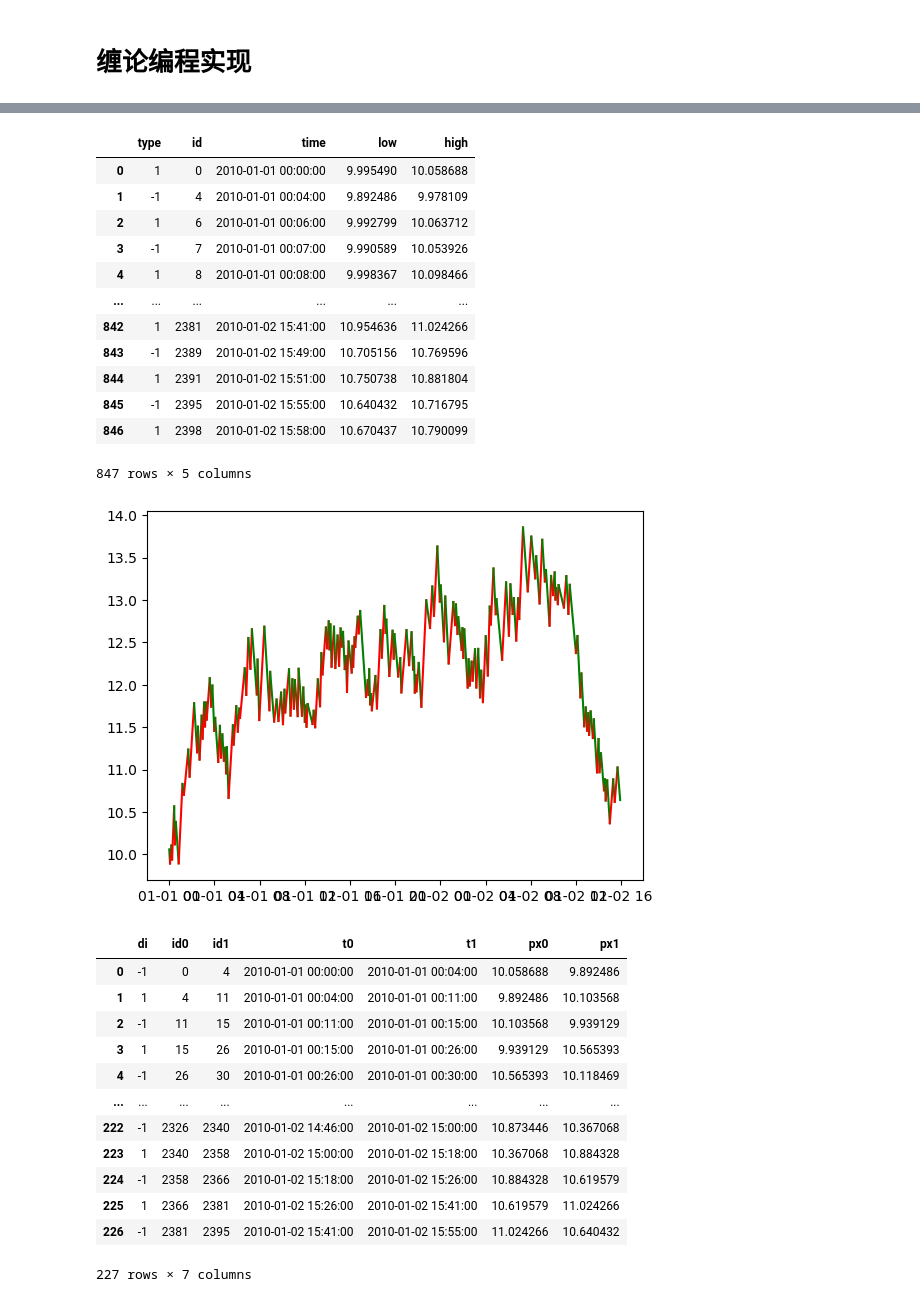
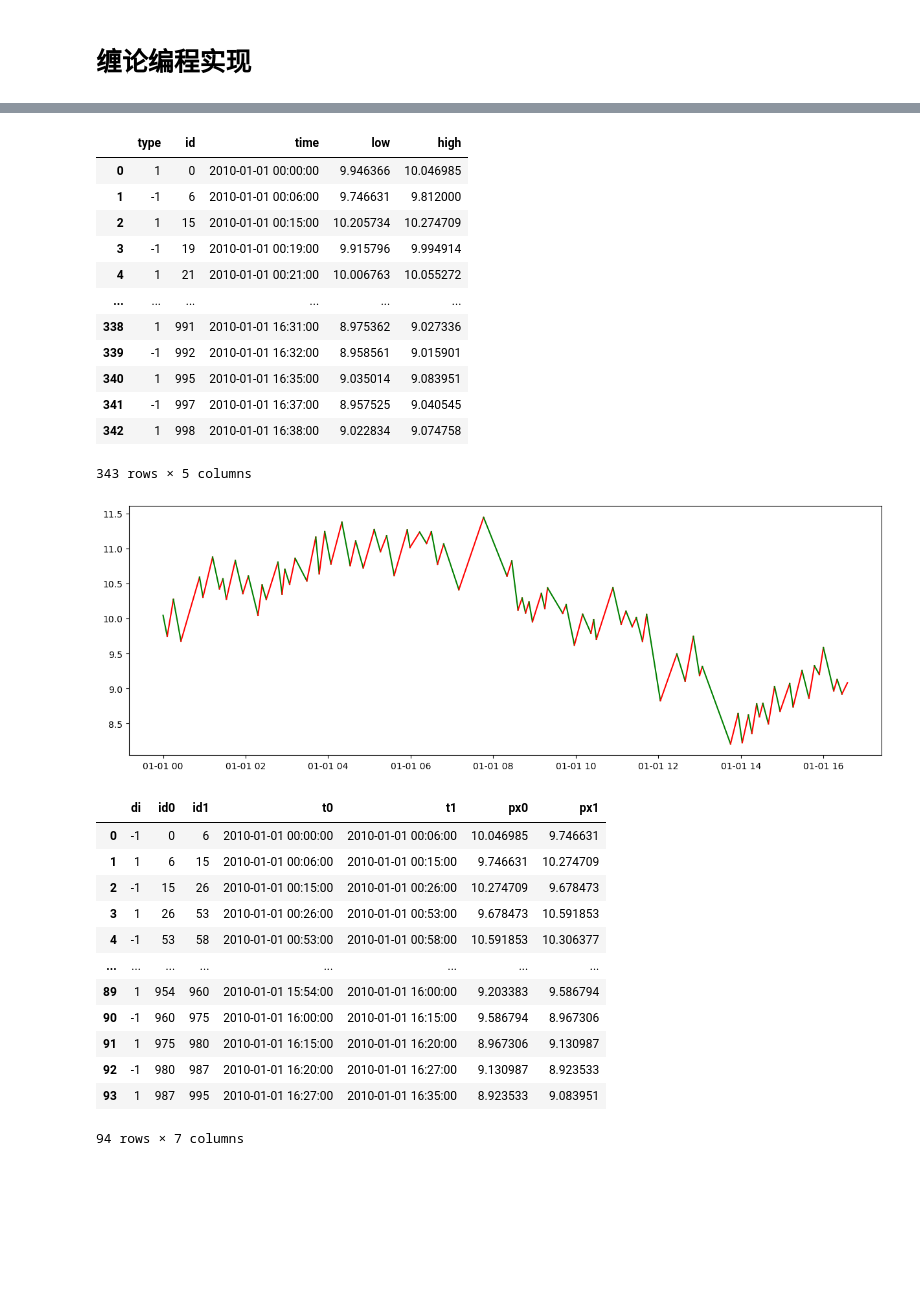
Before and after one commit to xitongsys/notes, a Jupyter notebook: finance/chanlun/example.ipynb, the cells around one changed output, grey strips where cells are left out. Cells and saved outputs as stored; diff of their text form; code cells hidden in the pictures; blank space fills up the shorter version.

```diff
--- a/finance/chanlun/example.ipynb
+++ b/finance/chanlun/example.ipynb
@@ -10,7 +10,7 @@ import matplotlib.pyplot as plt
 from mplfinance.original_flavor import candlestick_ohlc,candlestick2_ohlc
 from matplotlib.patches import Rectangle
 
-N = 2400
+N = 1000
 px = (1+ np.cumsum(np.random.normal(0, 0.0015, 20 * N))) * 10
 px = pd.Series(px)
 opn = px.groupby(px.index // 20).first()
@@ -24,6 +24,6 @@ ts = pd.Series([datetime(2010,1,1) + i*timedelta(minutes=1) for i in range(N)])
 df_kline = pd.concat([ids.rename('id'), ts.rename('time'), opn.rename('open'), hgh.rename('high'), low.rename('low'), cls.rename('close')], axis=1)
 
 # plot
-fig,ax = plt.subplots()
+fig,ax = plt.subplots(figsize=(15,5))
 _ = candlestick2_ohlc(ax, df_kline.open, df_kline.high, df_kline.low, df_kline.close)
 # %% [output]
@@ -93,18 +93,18 @@ df_part = pd.DataFrame(data=parts, columns=('type','id','time','low','high'))
 df_part
 # %% [output]
 |  | type | id | time | low | high |
-| 0 | 1 | 0 | 2010-01-01 00:00:00 | 9.995490 | 10.058688 |
-| 1 | -1 | 4 | 2010-01-01 00:04:00 | 9.892486 | 9.978109 |
-| 2 | 1 | 6 | 2010-01-01 00:06:00 | 9.992799 | 10.063712 |
-| 3 | -1 | 7 | 2010-01-01 00:07:00 | 9.990589 | 10.053926 |
-| 4 | 1 | 8 | 2010-01-01 00:08:00 | 9.998367 | 10.098466 |
+| 0 | 1 | 0 | 2010-01-01 00:00:00 | 9.946366 | 10.046985 |
+| 1 | -1 | 6 | 2010-01-01 00:06:00 | 9.746631 | 9.812000 |
+| 2 | 1 | 15 | 2010-01-01 00:15:00 | 10.205734 | 10.274709 |
+| 3 | -1 | 19 | 2010-01-01 00:19:00 | 9.915796 | 9.994914 |
+| 4 | 1 | 21 | 2010-01-01 00:21:00 | 10.006763 | 10.055272 |
 | ... | ... | ... | ... | ... | ... |
-| 842 | 1 | 2381 | 2010-01-02 15:41:00 | 10.954636 | 11.024266 |
-| 843 | -1 | 2389 | 2010-01-02 15:49:00 | 10.705156 | 10.769596 |
-| 844 | 1 | 2391 | 2010-01-02 15:51:00 | 10.750738 | 10.881804 |
-| 845 | -1 | 2395 | 2010-01-02 15:55:00 | 10.640432 | 10.716795 |
-| 846 | 1 | 2398 | 2010-01-02 15:58:00 | 10.670437 | 10.790099 |
+| 338 | 1 | 991 | 2010-01-01 16:31:00 | 8.975362 | 9.027336 |
+| 339 | -1 | 992 | 2010-01-01 16:32:00 | 8.958561 | 9.015901 |
+| 340 | 1 | 995 | 2010-01-01 16:35:00 | 9.035014 | 9.083951 |
+| 341 | -1 | 997 | 2010-01-01 16:37:00 | 8.957525 | 9.040545 |
+| 342 | 1 | 998 | 2010-01-01 16:38:00 | 9.022834 | 9.074758 |
-847 rows × 5 columns
+343 rows × 5 columns
 # %%
 #%% 笔
 
@@ -125,48 +125,48 @@ for i in range(len(parts)):
         elif (ptyp == typ == -1) and (low <= plow):
             biparts[-1] = parts[i]
 
 
 bis = []
 for i in range(1, len(biparts)):
     typ0, id0, t0, low0, hgh0 = biparts[i-1]
     typ1, id1, t1, low1, hgh1 = biparts[i]
 
     px0 = low0 if typ0 == -1 else hgh0
     px1 = low1 if typ1 == -1 else hgh1
 
     # 方向，1：向上，-1：向下
     di = 1 if px1 > px0 else -1
 
     bis.append((di, id0, id1, t0, t1, px0, px1))
 
 # 笔
 df_bi = pd.DataFrame(data=bis, columns=['di', 'id0','id1','t0','t1','px0','px1'])
 
 
 # plot
-fig,ax = plt.subplots()
+fig,ax = plt.subplots(figsize=(15,5))
 #_ = candlestick_ohlc(ax, df_ckline.values)
 
 for di,id0,id1,t0,t1,px0,px1 in df_bi.values:
     _ = ax.plot([t0,t1],[px0,px1],color=['','r','g'][int(di)])
 plt.show()
 
 df_bi
 # %% [output]
-[figure, old version]
+[figure, new version]
 |  | di | id0 | id1 | t0 | t1 | px0 | px1 |
-| 0 | -1 | 0 | 4 | 2010-01-01 00:00:00 | 2010-01-01 00:04:00 | 10.058688 | 9.892486 |
-| 1 | 1 | 4 | 11 | 2010-01-01 00:04:00 | 2010-01-01 00:11:00 | 9.892486 | 10.103568 |
-| 2 | -1 | 11 | 15 | 2010-01-01 00:11:00 | 2010-01-01 00:15:00 | 10.103568 | 9.939129 |
-| 3 | 1 | 15 | 26 | 2010-01-01 00:15:00 | 2010-01-01 00:26:00 | 9.939129 | 10.565393 |
-| 4 | -1 | 26 | 30 | 2010-01-01 00:26:00 | 2010-01-01 00:30:00 | 10.565393 | 10.118469 |
+| 0 | -1 | 0 | 6 | 2010-01-01 00:00:00 | 2010-01-01 00:06:00 | 10.046985 | 9.746631 |
+| 1 | 1 | 6 | 15 | 2010-01-01 00:06:00 | 2010-01-01 00:15:00 | 9.746631 | 10.274709 |
+| 2 | -1 | 15 | 26 | 2010-01-01 00:15:00 | 2010-01-01 00:26:00 | 10.274709 | 9.678473 |
+| 3 | 1 | 26 | 53 | 2010-01-01 00:26:00 | 2010-01-01 00:53:00 | 9.678473 | 10.591853 |
+| 4 | -1 | 53 | 58 | 2010-01-01 00:53:00 | 2010-01-01 00:58:00 | 10.591853 | 10.306377 |
 | ... | ... | ... | ... | ... | ... | ... | ... |
-| 222 | -1 | 2326 | 2340 | 2010-01-02 14:46:00 | 2010-01-02 15:00:00 | 10.873446 | 10.367068 |
-| 223 | 1 | 2340 | 2358 | 2010-01-02 15:00:00 | 2010-01-02 15:18:00 | 10.367068 | 10.884328 |
-| 224 | -1 | 2358 | 2366 | 2010-01-02 15:18:00 | 2010-01-02 15:26:00 | 10.884328 | 10.619579 |
-| 225 | 1 | 2366 | 2381 | 2010-01-02 15:26:00 | 2010-01-02 15:41:00 | 10.619579 | 11.024266 |
-| 226 | -1 | 2381 | 2395 | 2010-01-02 15:41:00 | 2010-01-02 15:55:00 | 11.024266 | 10.640432 |
+| 89 | 1 | 954 | 960 | 2010-01-01 15:54:00 | 2010-01-01 16:00:00 | 9.203383 | 9.586794 |
+| 90 | -1 | 960 | 975 | 2010-01-01 16:00:00 | 2010-01-01 16:15:00 | 9.586794 | 8.967306 |
+| 91 | 1 | 975 | 980 | 2010-01-01 16:15:00 | 2010-01-01 16:20:00 | 8.967306 | 9.130987 |
+| 92 | -1 | 980 | 987 | 2010-01-01 16:20:00 | 2010-01-01 16:27:00 | 9.130987 | 8.923533 |
+| 93 | 1 | 987 | 995 | 2010-01-01 16:27:00 | 2010-01-01 16:35:00 | 8.923533 | 9.083951 |
-227 rows × 7 columns
+94 rows × 7 columns
 # %%
 #%% 线段
 
```
Also changed, not shown: parts of 4 cells of this notebook.
